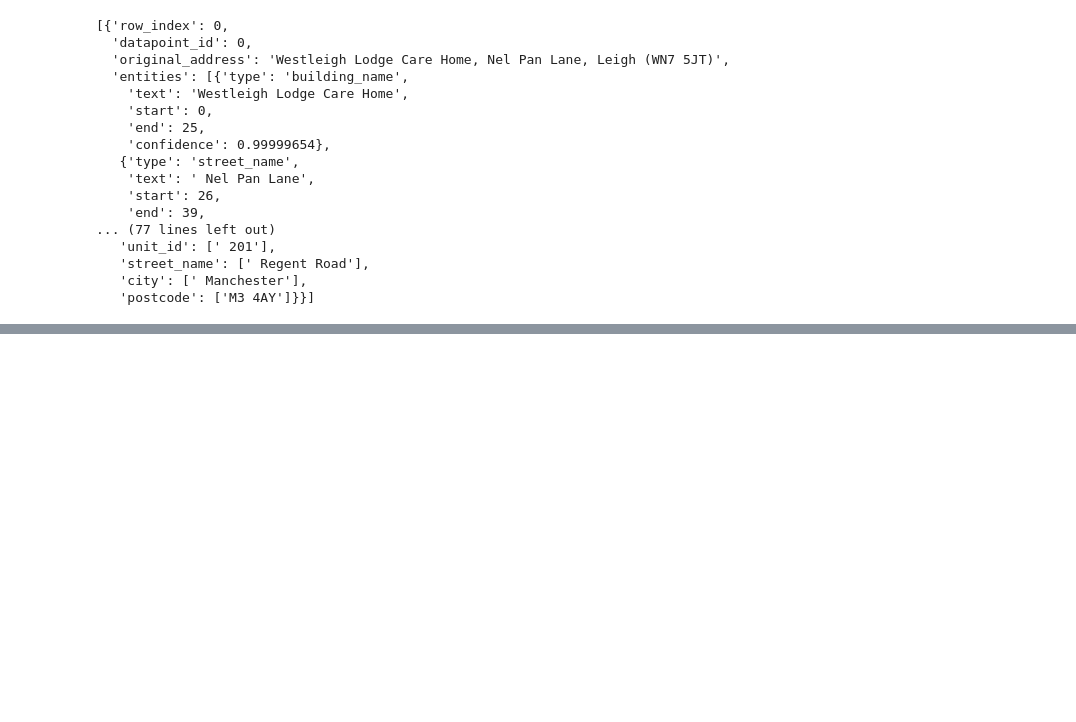
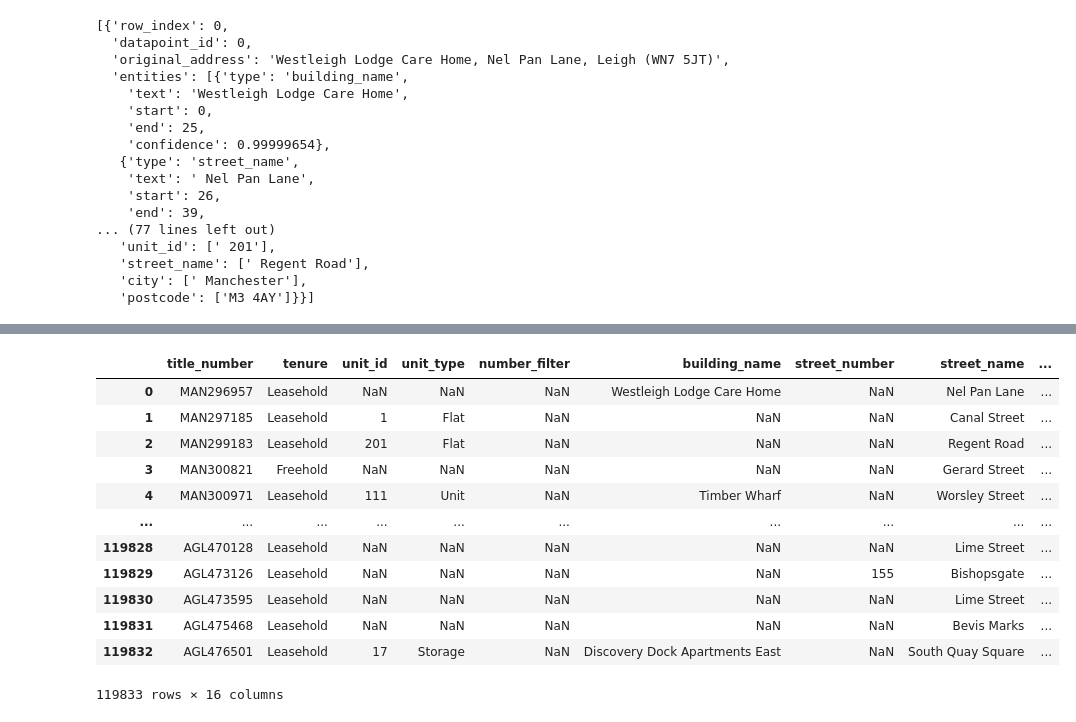
Before and after one commit to JonnoB/enhance_ocod, a Jupyter notebook: notebooks/new_address_parser.ipynb, the cells around one changed output, grey strips where cells are left out. Cells and saved outputs as stored; diff of their text form; code cells hidden in the pictures; blank space fills up the shorter version.

```diff
--- a/notebooks/new_address_parser.ipynb
+++ b/notebooks/new_address_parser.ipynb
@@ -905,0 +597,43 @@ Parsed Addresses:
+# %%
+processed_addresses_df = process_addresses(results['results'])
+
+post_processed_data = processed_addresses_df.merge(
+    ocod_data, how="left", left_on="datapoint_id", right_index=True
+)[
+        [
+            "title_number",
+            "tenure",
+            "unit_id",
+            "unit_type",
+            "number_filter",
+            "building_name",
+            "street_number",
+            "street_name",
+            "postcode",
+            "city",
+            "district",
+            "county",
+            "region",
+            "price_paid",
+            "property_address",
+            "country_incorporated",
+        ]
+    ]
+
+post_processed_data["postcode"] = post_processed_data["postcode"].str.upper()
+
+post_processed_data
+# %% [output]
+|  | title_number | tenure | unit_id | unit_type | number_filter | building_name | street_number | street_name | ... |
+| 0 | MAN296957 | Leasehold | NaN | NaN | NaN | Westleigh Lodge Care Home | NaN | Nel Pan Lane | ... |
+| 1 | MAN297185 | Leasehold | 1 | Flat | NaN | NaN | NaN | Canal Street | ... |
+| 2 | MAN299183 | Leasehold | 201 | Flat | NaN | NaN | NaN | Regent Road | ... |
+| 3 | MAN300821 | Freehold | NaN | NaN | NaN | NaN | NaN | Gerard Street | ... |
+| 4 | MAN300971 | Leasehold | 111 | Unit | NaN | Timber Wharf | NaN | Worsley Street | ... |
+| ... | ... | ... | ... | ... | ... | ... | ... | ... | ... |
+| 119828 | AGL470128 | Leasehold | NaN | NaN | NaN | NaN | NaN | Lime Street | ... |
+| 119829 | AGL473126 | Leasehold | NaN | NaN | NaN | NaN | 155 | Bishopsgate | ... |
+| 119830 | AGL473595 | Leasehold | NaN | NaN | NaN | NaN | NaN | Lime Street | ... |
+| 119831 | AGL475468 | Leasehold | NaN | NaN | NaN | NaN | NaN | Bevis Marks | ... |
+| 119832 | AGL476501 | Leasehold | 17 | Storage | NaN | Discovery Dock Apartments East | NaN | South Quay Square | ... |
+119833 rows × 16 columns
```
Also changed, not shown: parts of 30 cells of this notebook, 3 other files.
